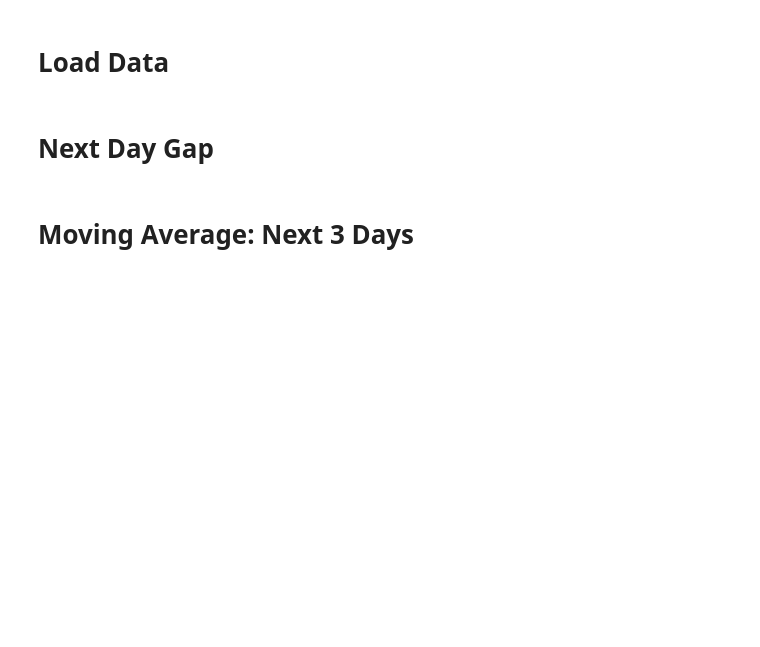
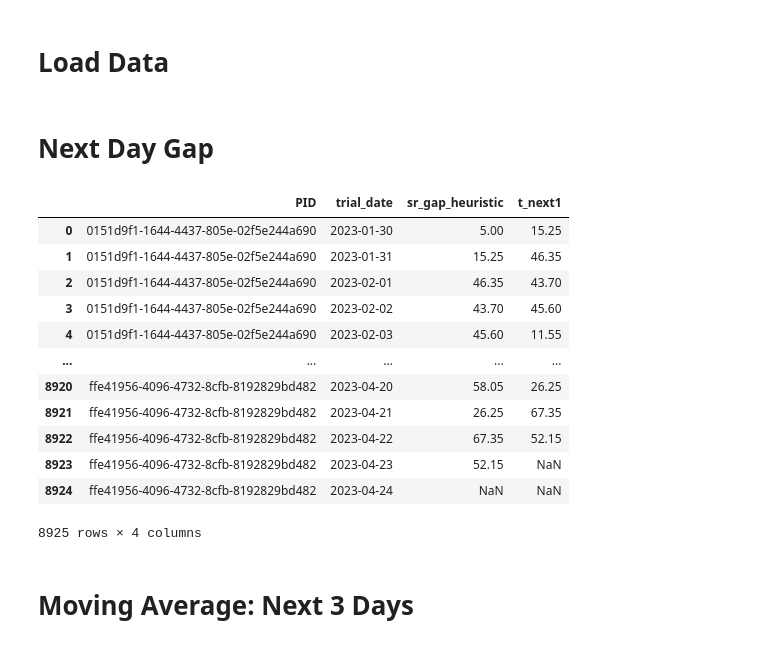
Before and after one commit to danieljwilson/3_3_experience_sampling, a Jupyter notebook: 3_3_3_data_analysis/02_analysis/Models/01_target_calculation.ipynb, the cells around one changed output. Drawn from its saved outputs; the diff is of its cells as text; code cells hidden in the pictures; blank space fills up the shorter version.

```diff
--- a/3_3_3_data_analysis/02_analysis/Models/01_target_calculation.ipynb
+++ b/3_3_3_data_analysis/02_analysis/Models/01_target_calculation.ipynb
@@ -23,3 +25,19 @@ df_good = pd.read_csv('../../02_analysis/df_good.csv')
+# %%
+target_df
+# %% [output]
+|  | PID | trial_date | sr_gap_heuristic | t_next1 |
+| 0 | 0151d9f1-1644-4437-805e-02f5e244a690 | 2023-01-30 | 5.00 | 15.25 |
+| 1 | 0151d9f1-1644-4437-805e-02f5e244a690 | 2023-01-31 | 15.25 | 46.35 |
+| 2 | 0151d9f1-1644-4437-805e-02f5e244a690 | 2023-02-01 | 46.35 | 43.70 |
+| 3 | 0151d9f1-1644-4437-805e-02f5e244a690 | 2023-02-02 | 43.70 | 45.60 |
+| 4 | 0151d9f1-1644-4437-805e-02f5e244a690 | 2023-02-03 | 45.60 | 11.55 |
+| ... | ... | ... | ... | ... |
+| 8920 | ffe41956-4096-4732-8cfb-8192829bd482 | 2023-04-20 | 58.05 | 26.25 |
+| 8921 | ffe41956-4096-4732-8cfb-8192829bd482 | 2023-04-21 | 26.25 | 67.35 |
+| 8922 | ffe41956-4096-4732-8cfb-8192829bd482 | 2023-04-22 | 67.35 | 52.15 |
+| 8923 | ffe41956-4096-4732-8cfb-8192829bd482 | 2023-04-23 | 52.15 | NaN |
+| 8924 | ffe41956-4096-4732-8cfb-8192829bd482 | 2023-04-24 | NaN | NaN |
+8925 rows × 4 columns
 # %% [markdown]
 # Moving Average: Next 3 Days
 # %% [markdown]
```
Also changed, not shown: parts of 12 cells of this notebook, 9 other files.
